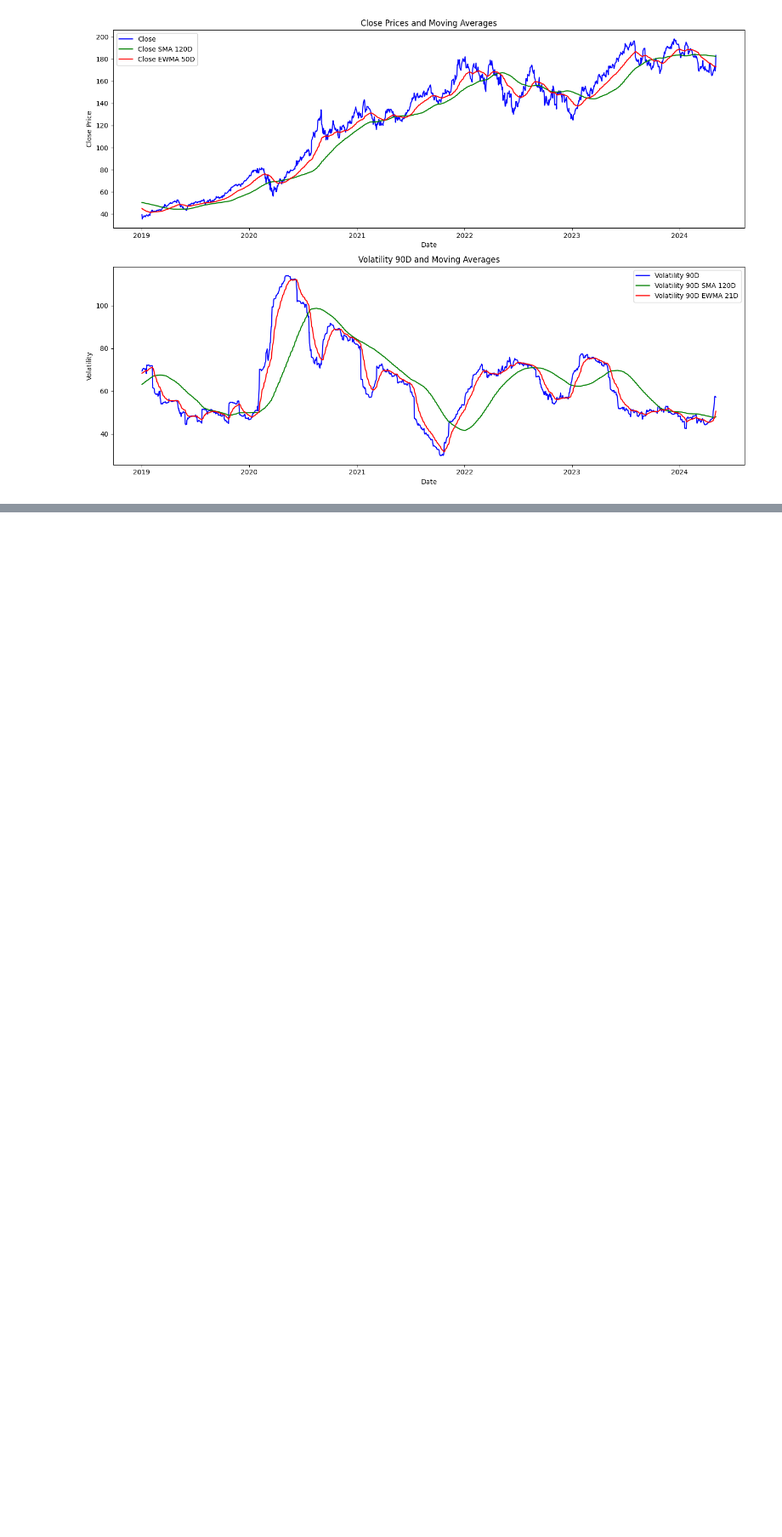
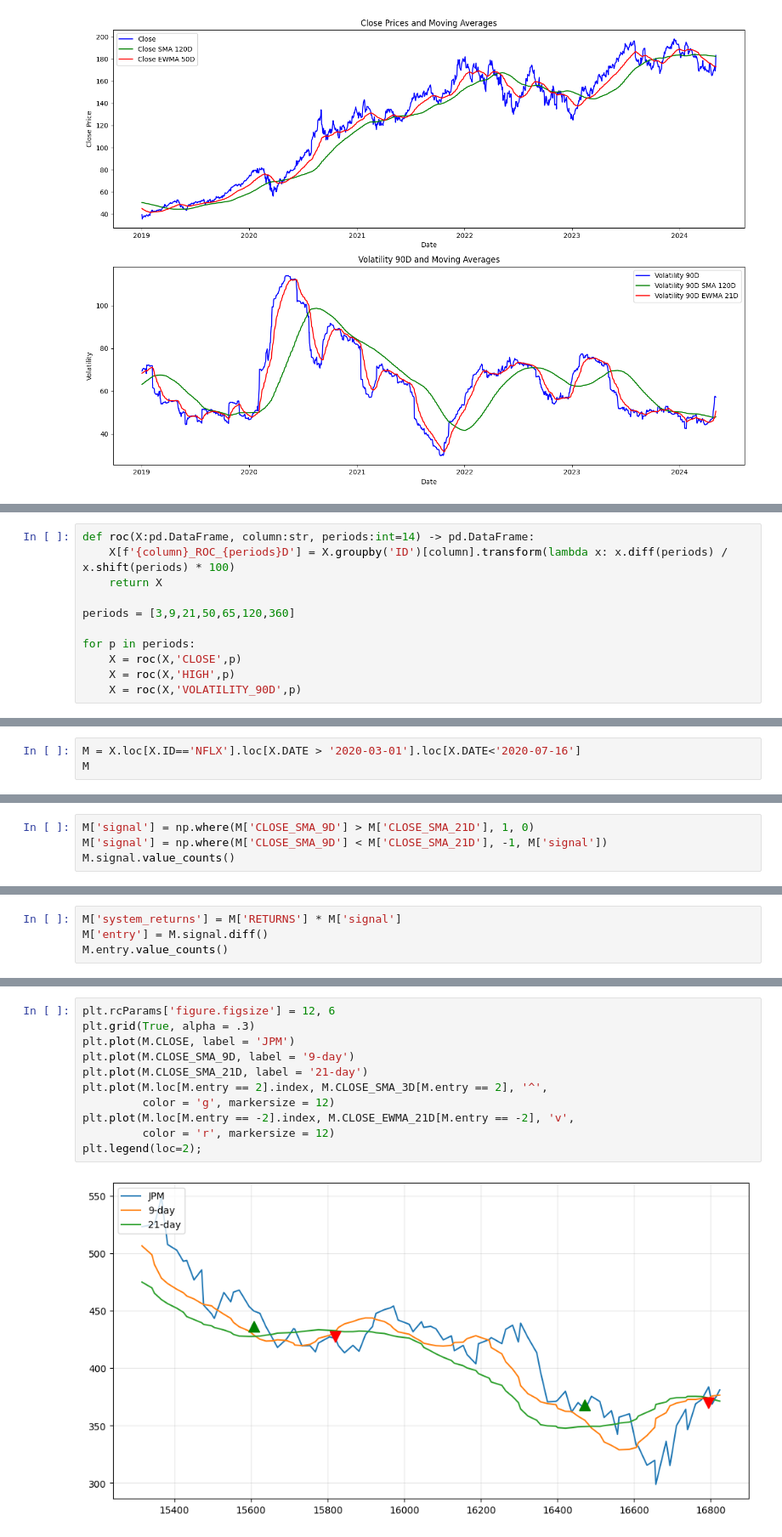
Before and after one commit to hassangaber/statarb, a Jupyter notebook: research.ipynb, the cells around one changed output, grey strips where cells are left out. Shown at 85% size. Saved outputs shown, nothing was run; the diff lists cells and outputs as text; blank space fills up the shorter version.

```diff
--- a/research.ipynb
+++ b/research.ipynb
@@ -144,0 +106,11 @@ plt.show()
+# %%
+def roc(X:pd.DataFrame, column:str, periods:int=14) -> pd.DataFrame:
+    X[f'{column}_ROC_{periods}D'] = X.groupby('ID')[column].transform(lambda x: x.diff(periods) / x.shift(periods) * 100)
+    return X
+
+periods = [3,9,21,50,65,120,360]
+
+for p in periods:
+    X = roc(X,'CLOSE',p)
+    X = roc(X,'HIGH',p)
+    X = roc(X,'VOLATILITY_90D',p)
@@ -144,0 +182,3 @@ plt.show()
+# %%
+M = X.loc[X.ID=='NFLX'].loc[X.DATE > '2020-03-01'].loc[X.DATE<'2020-07-16']
+M
@@ -144,0 +199,4 @@ plt.show()
+# %%
+M['signal'] = np.where(M['CLOSE_SMA_9D'] > M['CLOSE_SMA_21D'], 1, 0)
+M['signal'] = np.where(M['CLOSE_SMA_9D'] < M['CLOSE_SMA_21D'], -1, M['signal'])
+M.signal.value_counts()
@@ -144,0 +208,4 @@ plt.show()
+# %%
+M['system_returns'] = M['RETURNS'] * M['signal']
+M['entry'] = M.signal.diff()
+M.entry.value_counts()
@@ -144,0 +218,13 @@ plt.show()
+# %%
+plt.rcParams['figure.figsize'] = 12, 6
+plt.grid(True, alpha = .3)
+plt.plot(M.CLOSE, label = 'JPM')
+plt.plot(M.CLOSE_SMA_9D, label = '9-day')
+plt.plot(M.CLOSE_SMA_21D, label = '21-day')
+plt.plot(M.loc[M.entry == 2].index, M.CLOSE_SMA_3D[M.entry == 2], '^',
+         color = 'g', markersize = 12)
+plt.plot(M.loc[M.entry == -2].index, M.CLOSE_EWMA_21D[M.entry == -2], 'v',
+         color = 'r', markersize = 12)
+plt.legend(loc=2);
+# %% [output]
+[figure, added]
```
Also changed, not shown: parts of 20 cells of this notebook, 5 other files.
